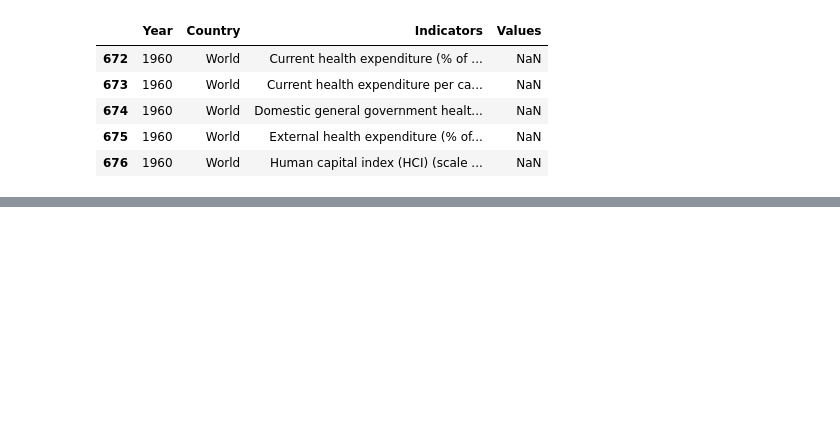
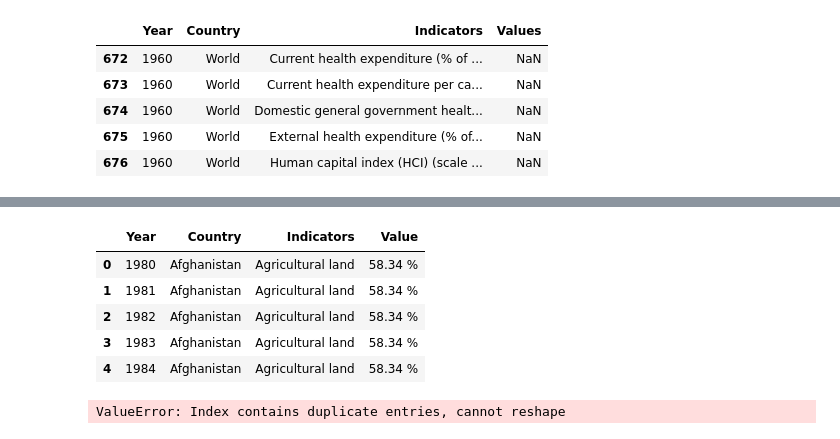
Before and after one commit to AlfonsoUrra/Climate-Change-Predictive-Model, a Jupyter notebook: src/Main.ipynb, the cells around one changed output, grey strips where cells are left out. Drawn from its saved outputs; the diff is of its cells as text; code cells hidden in the pictures; blank space fills up the shorter version.

```diff
--- a/src/Main.ipynb
+++ b/src/Main.ipynb
@@ -794,0 +578,19 @@ df_pivoted_temp.head()
+# %%
+df_agri.head()
+# %% [output]
+|  | Year | Country | Indicators | Value |
+| 0 | 1980 | Afghanistan | Agricultural land | 58.34 % |
+| 1 | 1981 | Afghanistan | Agricultural land | 58.34 % |
+| 2 | 1982 | Afghanistan | Agricultural land | 58.34 % |
+| 3 | 1983 | Afghanistan | Agricultural land | 58.34 % |
+| 4 | 1984 | Afghanistan | Agricultural land | 58.34 % |
+# %%
+# Pivoteando los datos
+df_agri_health = df_agri.pivot(index=['Country', 'Year'],
+                                        columns='Indicators',
+                                        values='Value')
+
+# Reiniciando el índice
+df_agri_health = df_agri_health.reset_index()
+# %% [output]
+ValueError: Index contains duplicate entries, cannot reshape
```
Also changed, not shown: parts of 78 cells of this notebook.
